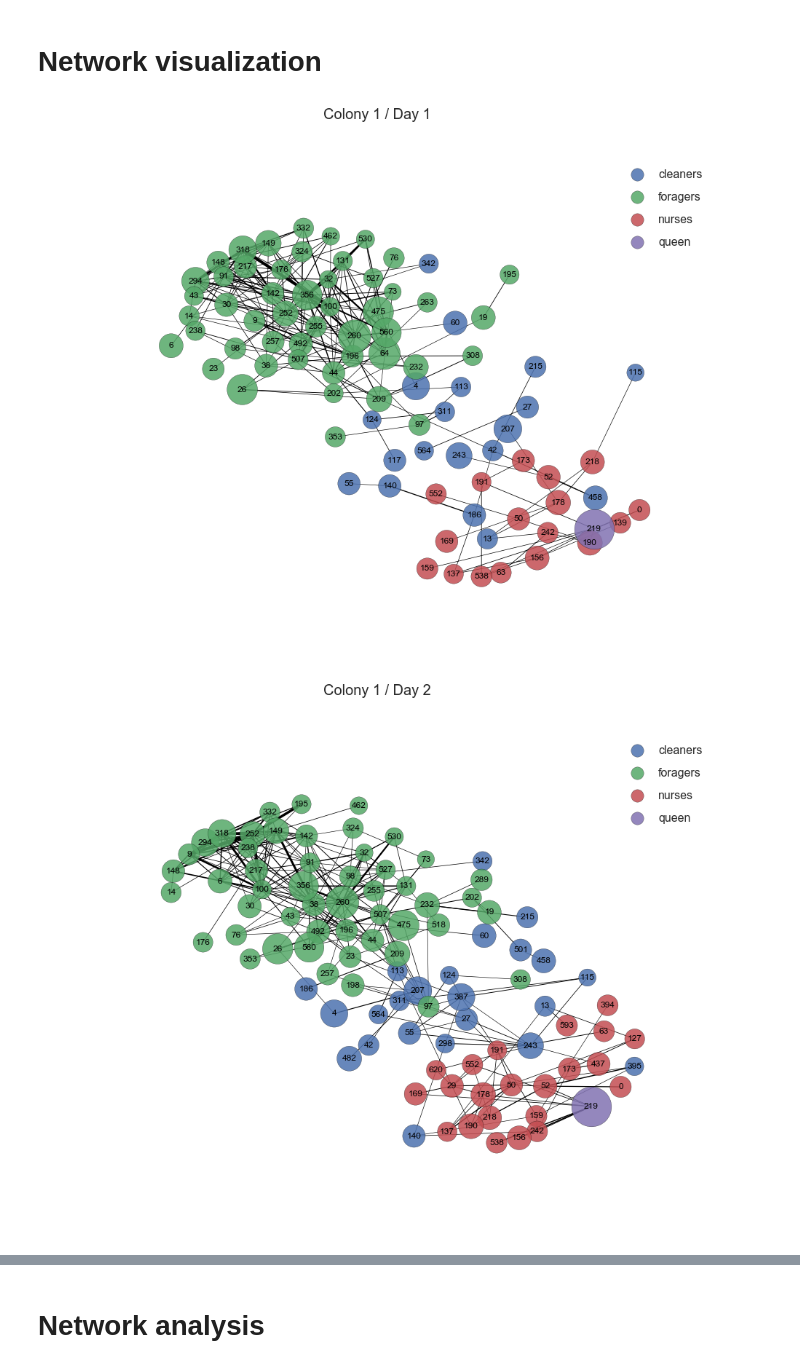
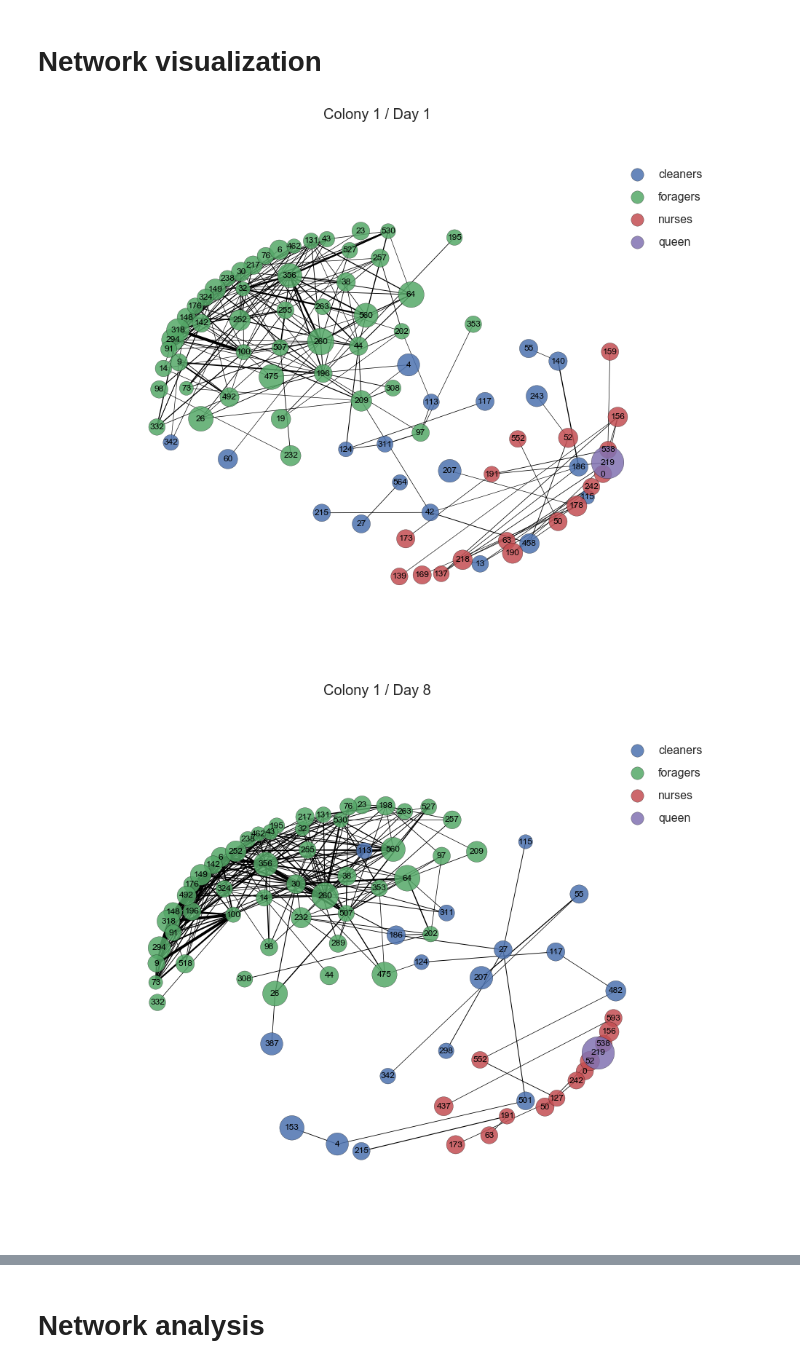
Before and after one commit to nebw/CNA_2016_project, a Jupyter notebook: Colony Graph Visualization.ipynb, the cells around one changed output, grey strips where cells are left out. Drawn from its saved outputs; the diff is of its cells as text; code cells hidden in the pictures.

```diff
--- a/Colony Graph Visualization.ipynb
+++ b/Colony Graph Visualization.ipynb
@@ -1,5 +1,7 @@
 # %%
 import itertools
+from collections import defaultdict
+from more_itertools import pairwise
 
 import networkx as nx
 import numpy as np
@@ -10,6 +12,7 @@ import seaborn as sns
 import matplotlib.pyplot as plt
 
 sns.set(rc={"figure.figsize": (16, 6)})
+sns.set_style("whitegrid")
 pal = sns.color_palette()
 # %% [markdown]
 # Data loading
@@ -87,11 +90,11 @@ def plot_colony(col_id, day, pos=None):
     node_sizes /= np.max(node_sizes)
     node_sizes = np.power(node_sizes, 2)
     node_sizes /= np.max(node_sizes)
-    node_sizes *= 3000
+    node_sizes *= 2000
 
     node_colors = [colmap[sg.node[n]['group_period{}'.format(period_map[day])]] for n in sg.nodes()]
 
-    pos = nx.layout.spring_layout(g, k=0.6, pos=pos)
+    pos = nx.layout.spring_layout(g, k=0.85, pos=pos)
 
     nx.draw_networkx_labels(sg, pos=pos, ax=ax)
 
@@ -122,9 +125,9 @@ def plot_colony(col_id, day, pos=None):
     return pos
 # %%
 pos = None
-for day in range(1, 10):
+for day in range(1, 42, 7):
     pos = plot_colony(1, day, pos)
     plt.show()
 # %% [output]
-[figure, old version]
+[figure, new version]
-[figure, old version]
+[figure, new version]
```
Also changed, not shown: parts of 8 cells of this notebook.
